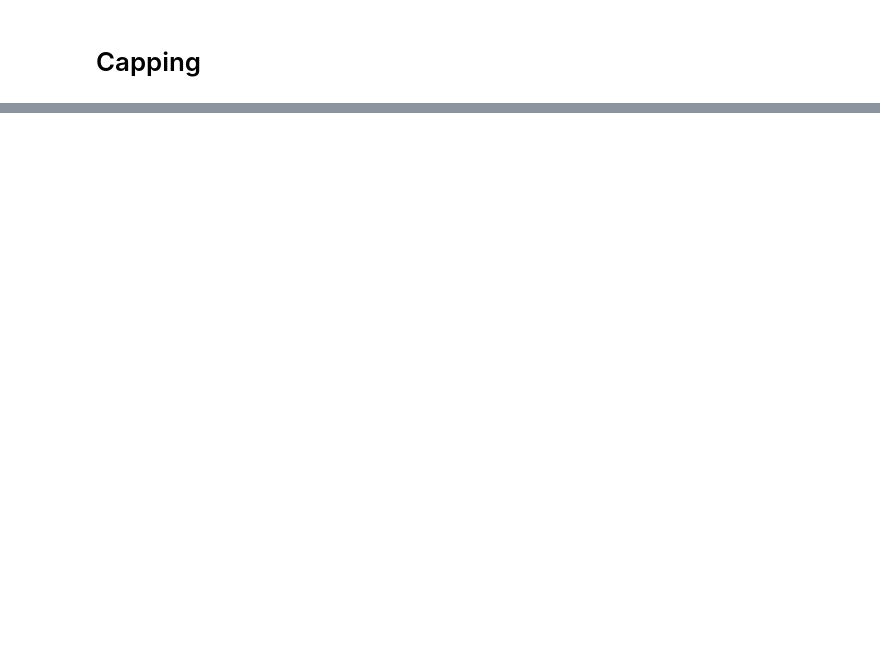
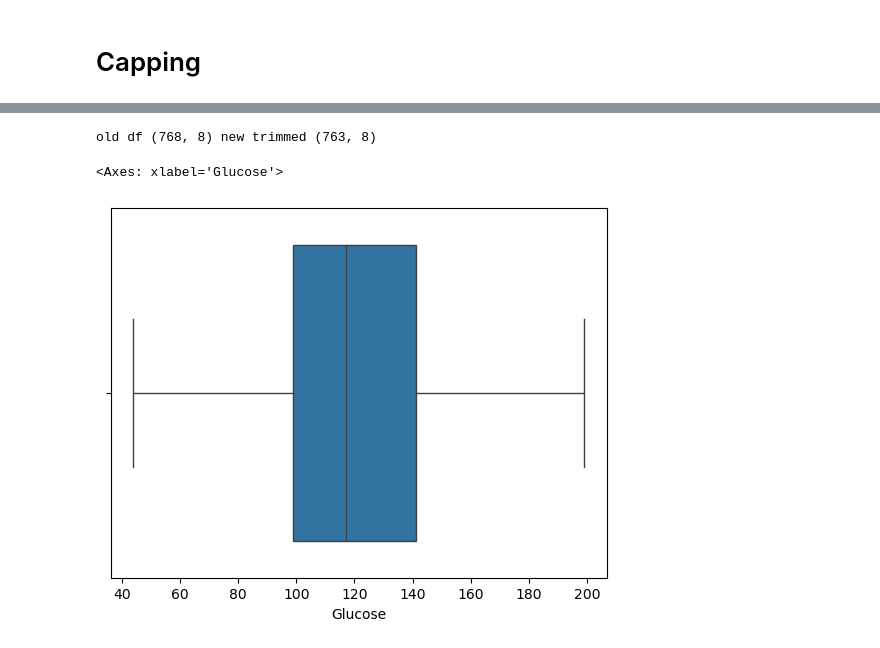
Before and after one commit to manishkumarmj/100_days_ml, a Jupyter notebook: ML_X/sefl_Learn/Day_43_iqr_outliers/S_house_iqr.ipynb, the cells around one changed output, grey strips where cells are left out. Cells and saved outputs as stored; diff of their text form; code cells hidden in the pictures; blank space fills up the shorter version.

```diff
--- a/ML_X/sefl_Learn/Day_43_iqr_outliers/S_house_iqr.ipynb
+++ b/ML_X/sefl_Learn/Day_43_iqr_outliers/S_house_iqr.ipynb
@@ -180,0 +257,11 @@ sns.boxplot(x=new_df_cap['Pregnancies'])
+# %%
+new_trim = df[df['Glucose']>lowerlimt] # 5 removal
+# %%
+print('old df', df.shape, "new trimmed",new_trim.shape)
+# %% [output]
+old df (768, 8) new trimmed (763, 8)
+# %%
+sns.boxplot(x=new_trim['Glucose'])
+# %% [output]
+<Axes: xlabel='Glucose'>
+[figure, added]
```
Also changed, not shown: parts of 33 cells of this notebook, 1 other file.
